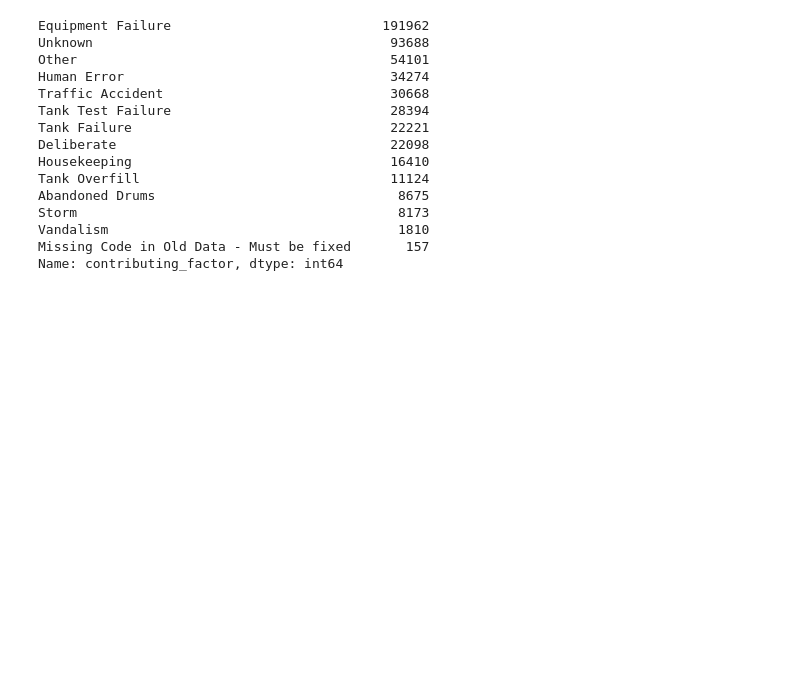
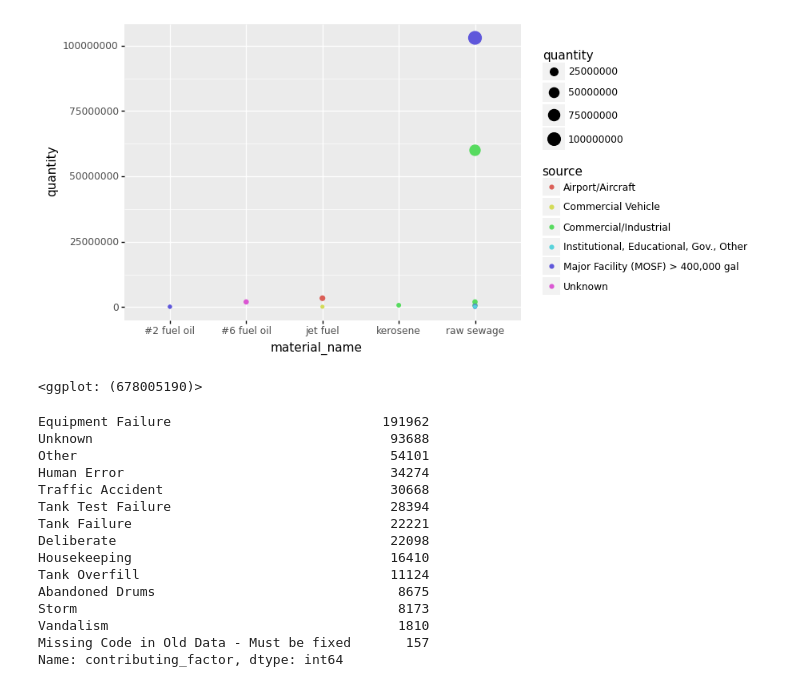
Before and after one commit to areenaarora/ny-spills, a Jupyter notebook: ny-spill-incidents.ipynb, the cells around one changed output. Cells and saved outputs as stored; diff of their text form; code cells hidden in the pictures; blank space fills up the shorter version.

```diff
--- a/ny-spill-incidents.ipynb
+++ b/ny-spill-incidents.ipynb
@@ -14,3 +14,6 @@ df.head(3)
 | 0 | 107132 | MH 864 | RT 119/MILLWOOD RD | NaN | ELMSFORD | Westchester | NaN | 6000 | ... |
 | 1 | 405586 | BOWRY BAY | WATER POLL CONTROL | NaN | QUEENS | Queens | NaN | 4101 | ... |
 | 2 | 405586 | BOWRY BAY | WATER POLL CONTROL | NaN | QUEENS | Queens | NaN | 4101 | ... |
+# %%
+queens_incidents = df.loc[df.county == 'Queens'].sort_values(by='quantity', ascending=False).head(20)
+queens_incidents
@@ -17,3 +38,9 @@ df.head(3)
+# %%
+from plotnine import*
+ggplot(queens_incidents, aes(x='material_name', y='quantity', color='source'))+geom_point(aes(size = 'quantity'))
+# %% [output]
+[figure, added]
+<ggplot: (678005190)>
 # %%
 df.contributing_factor.value_counts()
 # %% [output]
```
Also changed, not shown: parts of 1 cell of this notebook, 2 other files.
